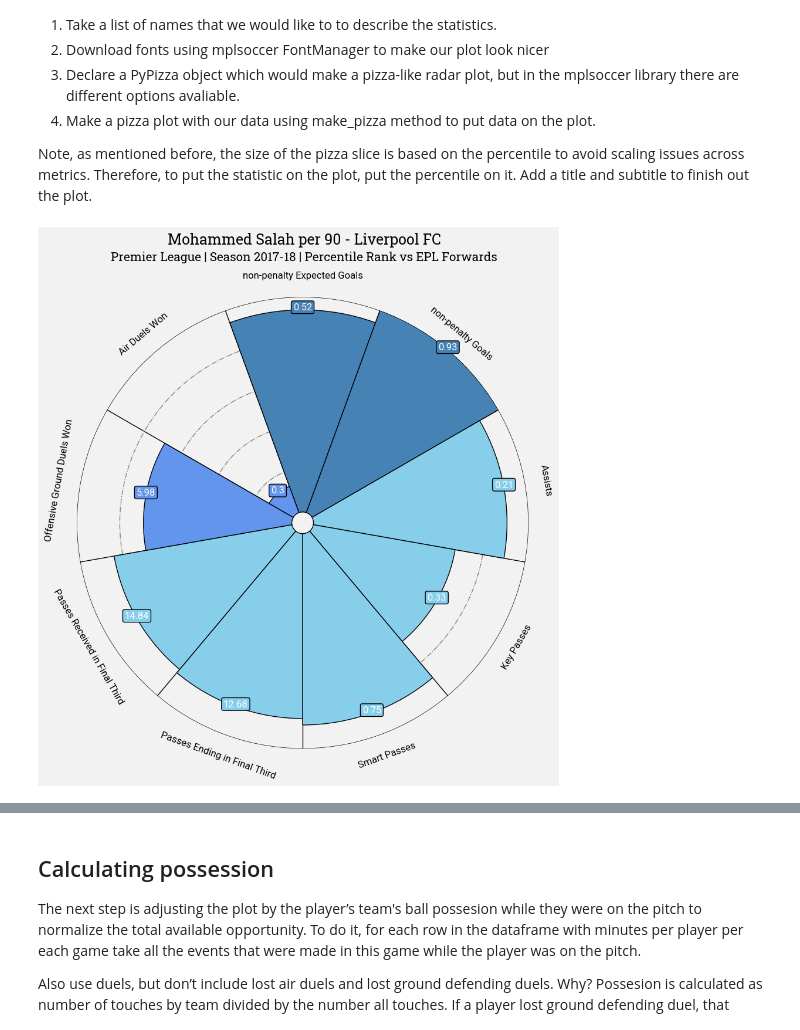
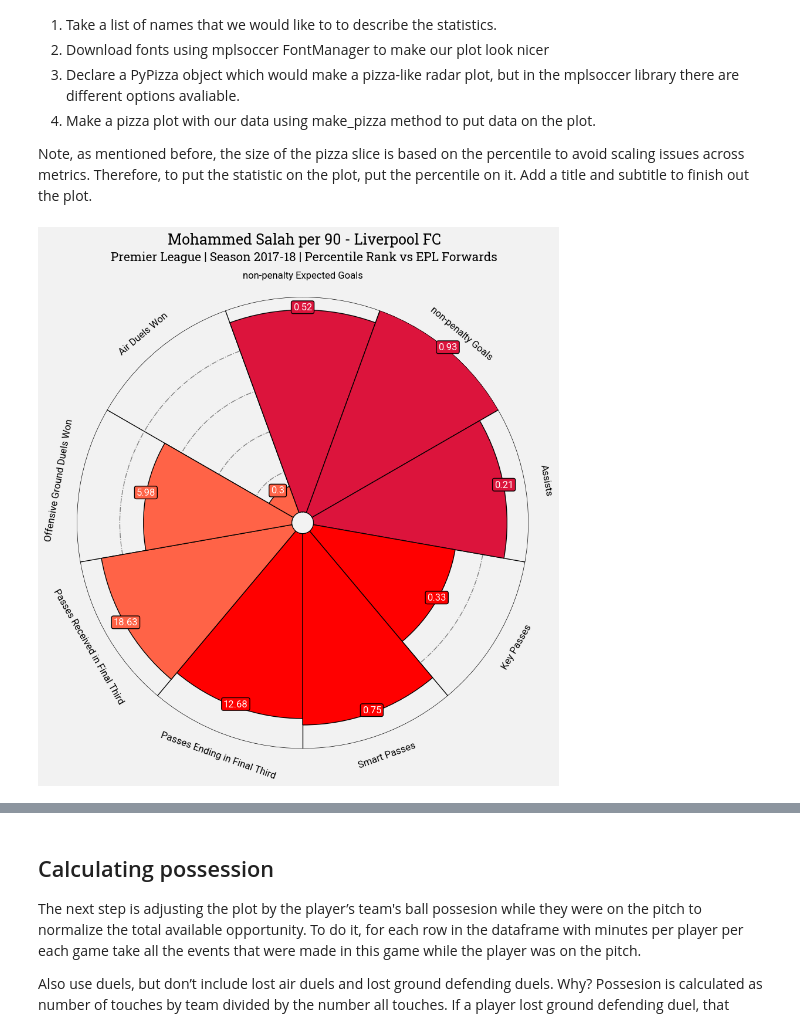
Before and after one commit to khoffLSU/footy_analytics, a Jupyter notebook: Radar Plots.ipynb, the cells around one changed output, grey strips where cells are left out. Saved outputs shown, nothing was run; the diff lists cells and outputs as text; code cells hidden in the pictures.

Commit message:
Final update to radar plot notebook with percentile based metrics

```diff
--- a/Radar Plots.ipynb
+++ b/Radar Plots.ipynb
@@ -158,14 +158,13 @@ def FinalThird(df):
         dataframe with number of passes ending in final third and receptions in that area for a player.
 
     """
+    df['nextPlayerId'] = df.playerId.shift(-1)
     passes = (df.loc[train["eventName"] == "Pass"].copy()
-          .assign(nextPlayerId = lambda df: df.playerId.shift(-1),
-                  x = lambda df: df.positions.apply(lambda cell: (cell[0]['x']) * 105/100),
-                  y = lambda df: df.positions.apply(lambda cell: (100 - cell[0]['y']) * 68/100),
-                  end_x = lambda df: df.positions.apply(lambda cell: (cell[1]['x']) * 105/100),
-                  end_y = lambda df: df.positions.apply(lambda cell: (100 - cell[1]['y']) * 68/100)
-                 )
-         )
+              .assign(x = lambda df: df.positions.apply(lambda cell: (cell[0]['x']) * 105/100),
+                      y = lambda df: df.positions.apply(lambda cell: (100 - cell[0]['y']) * 68/100),
+                      end_x = lambda df: df.positions.apply(lambda cell: (cell[1]['x']) * 105/100),
+                      end_y = lambda df: df.positions.apply(lambda cell: (100 - cell[1]['y']) * 68/100))
+             )
 
     # get accurate passes
     accurate_passes = passes.loc[passes.apply (lambda x:{'id':1801} in x.tags, axis = 1)]
@@ -518,7 +517,8 @@ Note, as mentioned before, the size of the pizza slice is based on the percentil
 names = ["non-penalty Expected Goals", "non-penalty Goals", "Assists", "Key Passes",
          "Smart Passes", "Passes Ending in Final Third", "Passes Received in Final Third",
          "Offensive Ground Duels Won", "Air Duels Won"]
-slice_colors = ["steelblue"] * 2 + ["skyblue"] * 5 + ["cornflowerblue"] * 2
+tottenham_colors = ["steelblue"] * 2 + ["skyblue"] * 5 + ["cornflowerblue"] * 2
+liverpool_colors = ["crimson"] * 3 + ["red"] * 3 + ["tomato"] * 3
 text_colors = ["white"]*9
 font_normal = FontManager(("https://github.com/google/fonts/blob/main/apache/roboto/"
                            "Roboto%5Bwdth,wght%5D.ttf?raw=true"))
@@ -541,11 +541,11 @@ fig, ax = baker.make_pizza(
     percentiles,                   # list of values
     figsize=(10, 10),              # adjust figsize according to your need
     param_location=110,
-    slice_colors=slice_colors,     # previously created list
+    slice_colors=liverpool_colors,     # previously created list
     value_colors = text_colors,    # previously created list
-    value_bck_colors=slice_colors, # where the parameters will be added
+    value_bck_colors=liverpool_colors, # where the parameters will be added
     kwargs_slices=dict(
-        facecolor="cornflowerblue", edgecolor="#000000",
+        facecolor="darkred", edgecolor="#000000",
         zorder=2, linewidth=1
     ),                             # values to be used when plotting slices
     kwargs_params=dict(
@@ -553,35 +553,35 @@ fig, ax = baker.make_pizza(
         fontproperties=font_normal.prop, va="center"
     ),                             # values to be used when adding parameter
     kwargs_values=dict(
         color="#000000", fontsize=12,
         fontproperties=font_normal.prop, zorder=3,
         bbox=dict(
-            edgecolor="#000000", facecolor="cornflowerblue",
+            edgecolor="#000000", facecolor="darkred",
             boxstyle="round,pad=0.2", lw=1
         )
     )                              # values to be used when adding parameter-values
 )
 
 #putting text
 texts = baker.get_value_texts()
 for i, text in enumerate(texts):
     text.set_text(str(values[i]))
 # add title
 fig.text(
     0.515, 0.97, "Mohammed Salah per 90 - Liverpool FC", size=18,
     ha="center", fontproperties=font_bold.prop, color="#000000"
 )
 
 # add subtitle
 fig.text(
     0.515, 0.942,
     "Premier League | Season 2017-18 | Percentile Rank vs EPL Forwards",
     size=15,
     ha="center", fontproperties=font_bold.prop, color="#000000"
 )
 plt.show()
 # %% [output]
-[figure, old version]
+[figure, new version]
 # %%
 #PIZZA PLOT
 baker = PyPizza(
```
Also changed, not shown: parts of 16 cells of this notebook.
